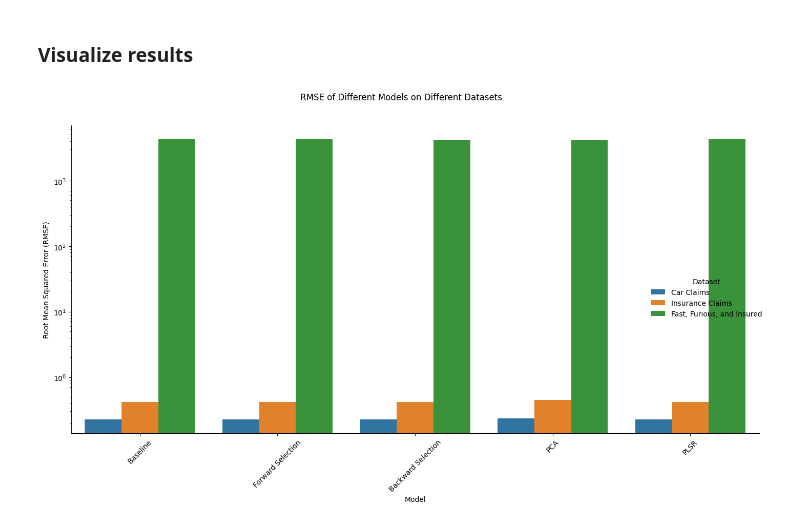
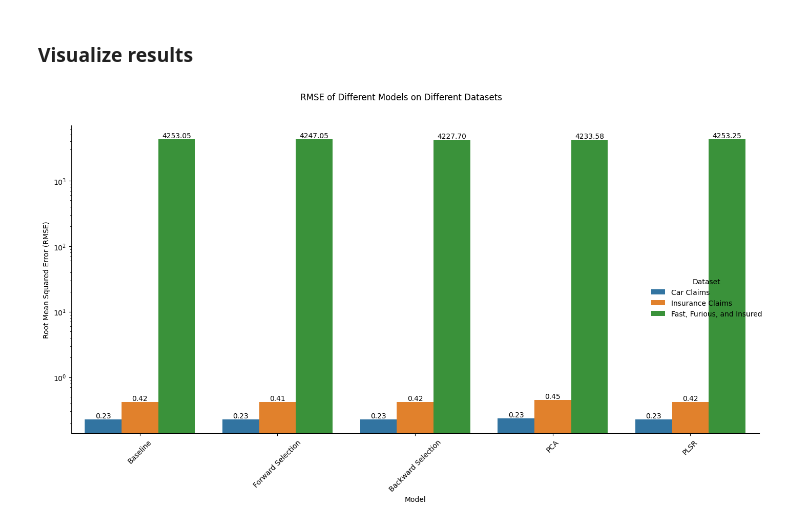
Before and after one commit to jtvon/799S-Data-Science-Capstone, a Jupyter notebook: Week-3-jupyter-notebook.ipynb, the cells around one changed output. Cells and saved outputs as stored; diff of their text form; code cells hidden in the pictures.

```diff
--- a/Week-3-jupyter-notebook.ipynb
+++ b/Week-3-jupyter-notebook.ipynb
@@ -309,30 +309,35 @@ results_fur = pd.DataFrame({
 # %%
 # Visualize the results
 results_car['Dataset'] = 'Car Claims'
 results_ins['Dataset'] = 'Insurance Claims'
 results_fur['Dataset'] = 'Fast, Furious, and Insured'
 
 results_all = pd.concat([results_car, results_ins, results_fur], ignore_index=True)
 
 g = sns.catplot(
     data=results_all,
     x='model',
     y='rmse',
     hue='Dataset',
     kind='bar',
     height=8,
     aspect=1.5,
     dodge=True
 )
-g.fig.suptitle('RMSE of Different Models on Different Datasets', y=1.02)
+g.figure.suptitle('RMSE of Different Models on Different Datasets', y=1.02)
 g.set_axis_labels('Model', 'Root Mean Squared Error (RMSE)')
 g.set_xticklabels(rotation=45)
 g._legend.set_title('Dataset')
 
 # Set y-axis to log scale
 g.ax.set_yscale('log')
 
 plt.tight_layout()
+
+# Add data labels to each bar
+for container in g.ax.containers:
+    g.ax.bar_label(container, fmt='%.2f', label_type='edge', fontsize=10)
+
 plt.show()
 # %% [output]
-[figure, old version]
+[figure, new version]
```
Also changed, not shown: 1 other file.
